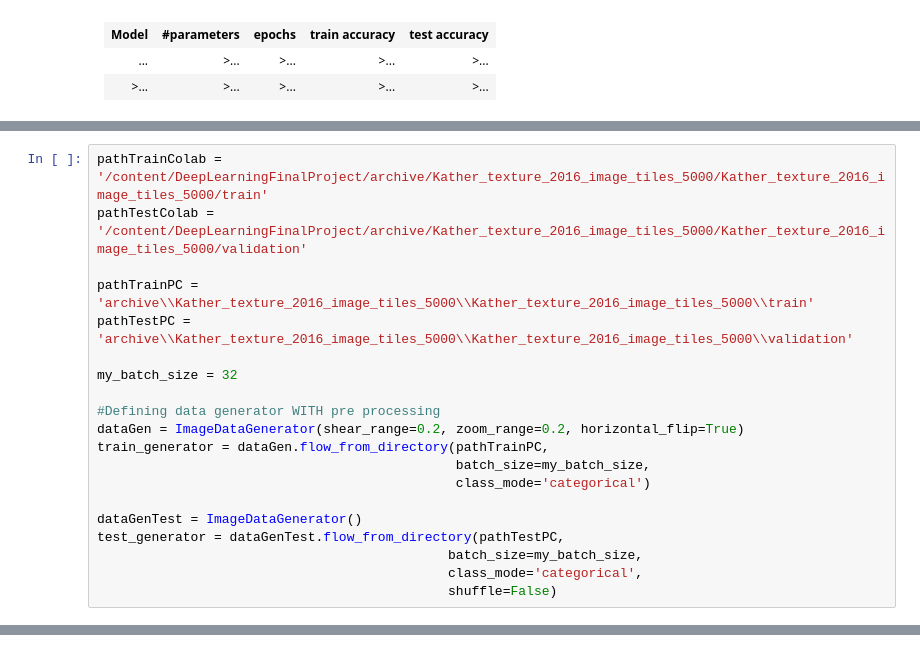
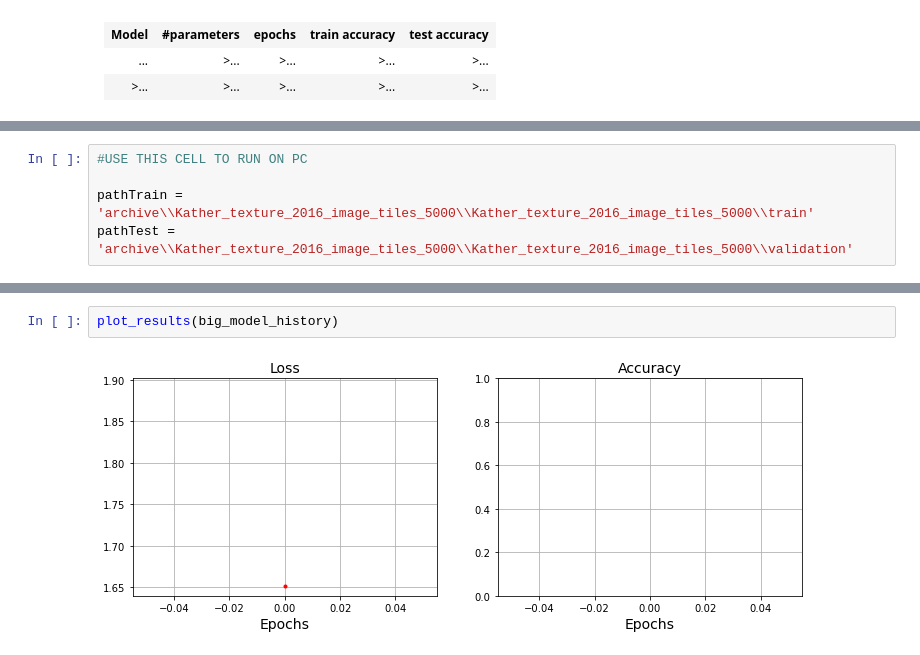
Before and after one commit to ithamar000/DeepLearningFinalProject, a Jupyter notebook: FinalProject.ipynb, the cells around one changed output, grey strips where cells are left out. Drawn from its saved outputs; the diff is of its cells as text.

```diff
--- a/FinalProject.ipynb
+++ b/FinalProject.ipynb
@@ -83,20 +115,5 @@ print(tf.__version__)
 # %%
-pathTrainColab = '/content/DeepLearningFinalProject/archive/Kather_texture_2016_image_tiles_5000/Kather_texture_2016_image_tiles_5000/train'
-pathTestColab = '/content/DeepLearningFinalProject/archive/Kather_texture_2016_image_tiles_5000/Kather_texture_2016_image_tiles_5000/validation'
+#USE THIS CELL TO RUN ON PC
 
-pathTrainPC = 'archive\\Kather_texture_2016_image_tiles_5000\\Kather_texture_2016_image_tiles_5000\\train'
-pathTestPC = 'archive\\Kather_texture_2016_image_tiles_5000\\Kather_texture_2016_image_tiles_5000\\validation'
-
-my_batch_size = 32
-
-#Defining data generator WITH pre processing
-dataGen = ImageDataGenerator(shear_range=0.2, zoom_range=0.2, horizontal_flip=True)
-train_generator = dataGen.flow_from_directory(pathTrainPC,
-                                              batch_size=my_batch_size,
-                                              class_mode='categorical')
-
-dataGenTest = ImageDataGenerator()
-test_generator = dataGenTest.flow_from_directory(pathTestPC,
-                                             batch_size=my_batch_size,
-                                             class_mode='categorical',
-                                             shuffle=False)
+pathTrain = 'archive\\Kather_texture_2016_image_tiles_5000\\Kather_texture_2016_image_tiles_5000\\train'
+pathTest = 'archive\\Kather_texture_2016_image_tiles_5000\\Kather_texture_2016_image_tiles_5000\\validation'
@@ -172 +240,5 @@ history = model.fit(train_generator, steps_per_epoch=train_generator.samples/tra
+# %%
+plot_results(big_model_history)
+# %% [output]
+[figure, added]
 # %%
```
Also changed, not shown: parts of 24 cells of this notebook.
